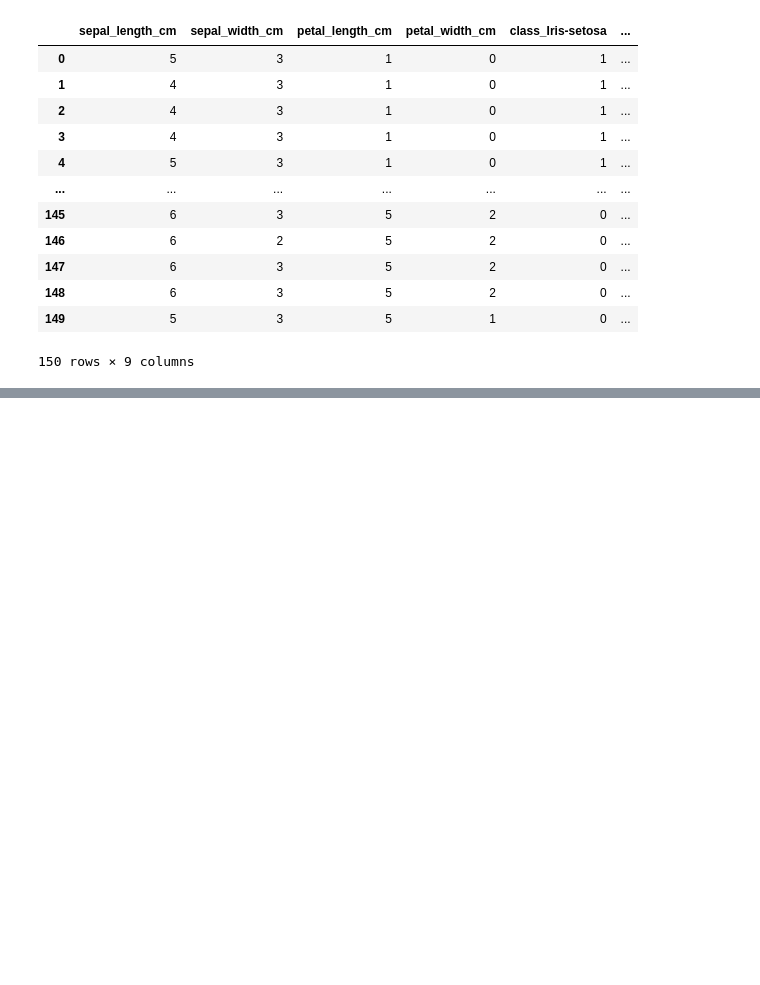
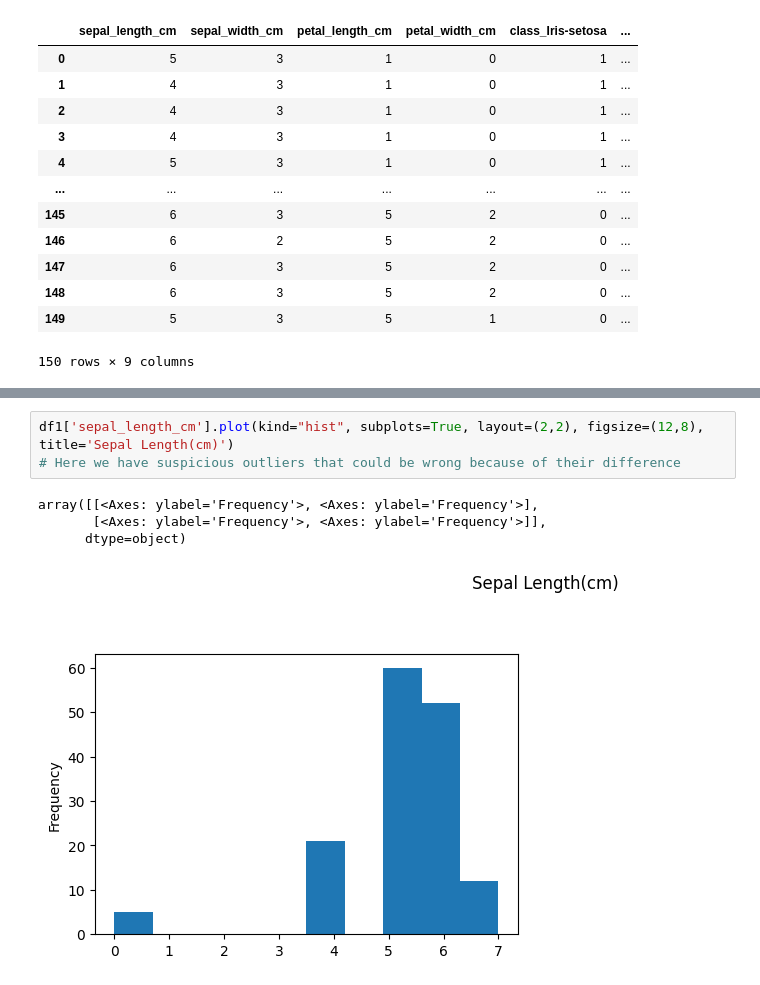
Before and after one commit to martingonzalezr001/dataptmad0924_labs, a Jupyter notebook: module-3/data-cleaning-challenge/notebooks/Cleaning-Bonus-Challenge.ipynb, the cells around one changed output, grey strips where cells are left out. Saved outputs shown, nothing was run; the diff lists cells and outputs as text; blank space fills up the shorter version.

```diff
--- a/module-3/data-cleaning-challenge/notebooks/Cleaning-Bonus-Challenge.ipynb
+++ b/module-3/data-cleaning-challenge/notebooks/Cleaning-Bonus-Challenge.ipynb
@@ -203,0 +222,8 @@ memory usage: 5.4 KB
+# %%
+df1['sepal_length_cm'].plot(kind="hist", subplots=True, layout=(2,2), figsize=(12,8), title='Sepal Length(cm)')
+# Here we have suspicious outliers that could be wrong because of their difference
+# %% [output]
+array([[<Axes: ylabel='Frequency'>, <Axes: ylabel='Frequency'>],
+       [<Axes: ylabel='Frequency'>, <Axes: ylabel='Frequency'>]],
+      dtype=object)
+[figure, added]
```
Also changed, not shown: parts of 23 cells of this notebook.
